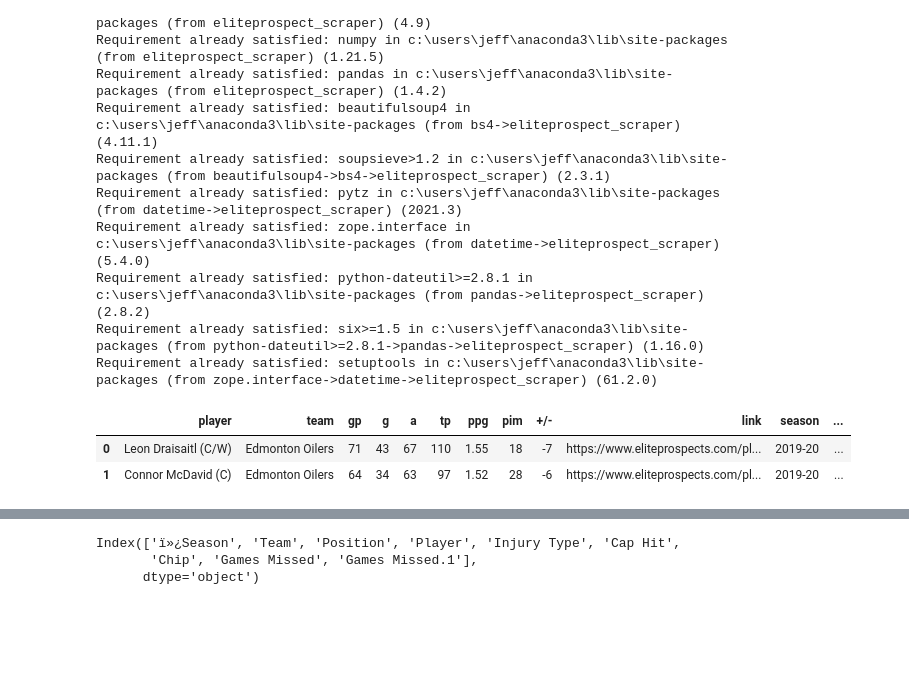
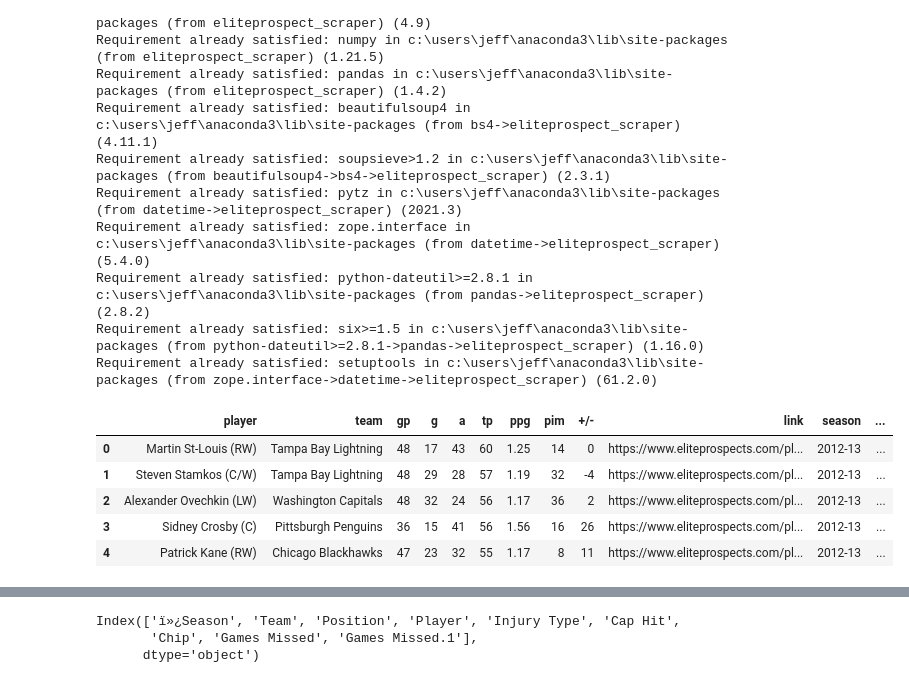
Before and after one commit to Marissa841/Predicting-Head-Injuries-in-NHL-Players--A-Machine-Learning-Approach, a Jupyter notebook: notebook_1.ipynb, the cells around one changed output, grey strips where cells are left out. Saved outputs shown, nothing was run; the diff lists cells and outputs as text; code cells hidden in the pictures; blank space fills up the shorter version.

```diff
--- a/Untitled.ipynb
+++ b/notebook_1.ipynb
@@ -16,10 +30,4 @@ Requirement already satisfied: setuptools in c:\users\jeff\anaconda3\lib\site-pa
 # %%
 import eliteprospect.eliteprospect_scraper as ep
 # %%
-nhl_19_20 = ep.getPlayers('nhl', '2019-20')
+nhl_12_13 = ep.getPlayers('nhl', '2012-13')
-# %%
-nhl_19_20.head(2)
-# %% [output]
-|  | player | team | gp | g | a | tp | ppg | pim | +/- | link | season | ... |
-| 0 | Leon Draisaitl (C/W) | Edmonton Oilers | 71 | 43 | 67 | 110 | 1.55 | 18 | -7 | https://www.eliteprospects.com/pl... | 2019-20 | ... |
-| 1 | Connor McDavid (C) | Edmonton Oilers | 64 | 34 | 63 | 97 | 1.52 | 28 | -6 | https://www.eliteprospects.com/pl... | 2019-20 | ... |
@@ -25,0 +36,9 @@ nhl_19_20.head(2)
+# %%
+nhl_12_13.head()
+# %% [output]
+|  | player | team | gp | g | a | tp | ppg | pim | +/- | link | season | ... |
+| 0 | Martin St-Louis (RW) | Tampa Bay Lightning | 48 | 17 | 43 | 60 | 1.25 | 14 | 0 | https://www.eliteprospects.com/pl... | 2012-13 | ... |
+| 1 | Steven Stamkos (C/W) | Tampa Bay Lightning | 48 | 29 | 28 | 57 | 1.19 | 32 | -4 | https://www.eliteprospects.com/pl... | 2012-13 | ... |
+| 2 | Alexander Ovechkin (LW) | Washington Capitals | 48 | 32 | 24 | 56 | 1.17 | 36 | 2 | https://www.eliteprospects.com/pl... | 2012-13 | ... |
+| 3 | Sidney Crosby (C) | Pittsburgh Penguins | 36 | 15 | 41 | 56 | 1.56 | 16 | 26 | https://www.eliteprospects.com/pl... | 2012-13 | ... |
+| 4 | Patrick Kane (RW) | Chicago Blackhawks | 47 | 23 | 32 | 55 | 1.17 | 8 | 11 | https://www.eliteprospects.com/pl... | 2012-13 | ... |
```
Also changed, not shown: parts of 20 cells of this notebook.
